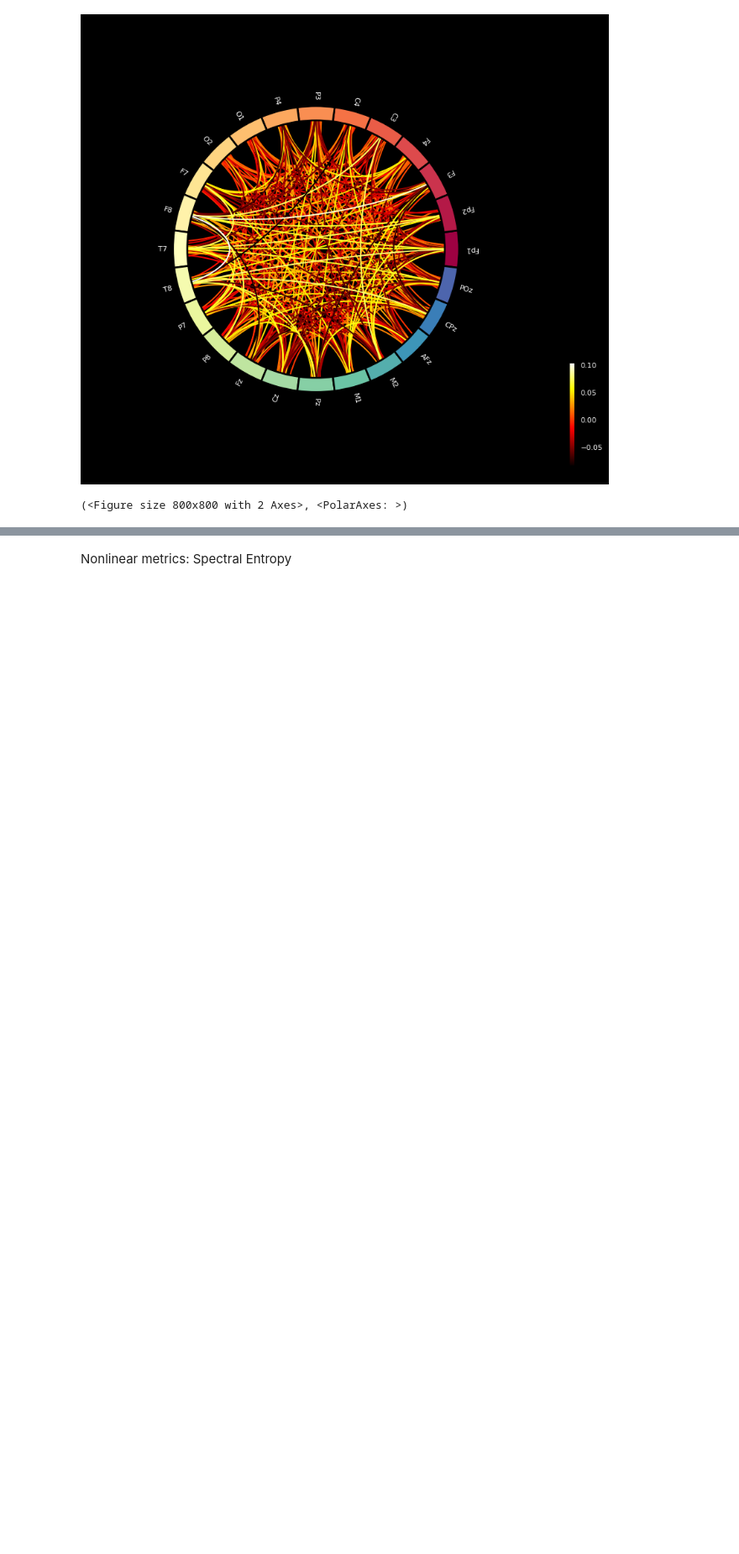
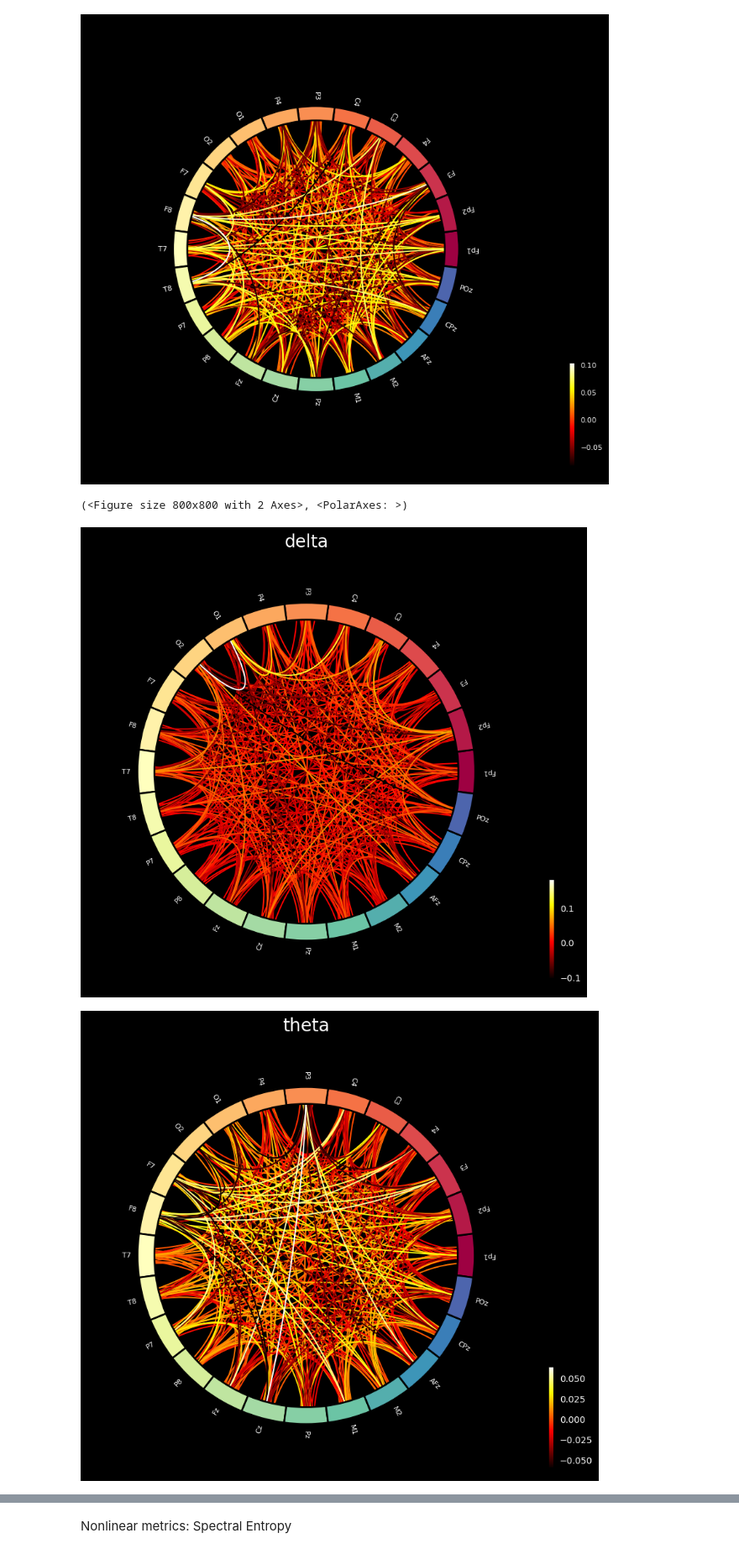
Before and after one commit to Yijun-cat/ML_DMT, a Jupyter notebook: preprocessing.ipynb, the cells around one changed output, grey strips where cells are left out. Shown at 84% size. Drawn from its saved outputs; the diff is of its cells as text; code cells hidden in the pictures; blank space fills up the shorter version.

Commit message:
Added visualization of connectivity

```diff
--- a/preprocessing.ipynb
+++ b/preprocessing.ipynb
@@ -186,4 +190,18 @@ plot_connectivity_circle( np.squeeze(s02_coh.get_data( output='dense')), eeg_dat
 # %%
 from mne_connectivity.viz import plot_connectivity_circle
 
-for
+# fig, axes = plt.subplots( 1, 6, figsize = ( 200, 100 ), facecolor = "black", subplot_kw=dict(polar=True) )
+
+for band in channel_coherence['S01']:
+    conn = np.squeeze( channel_coherence['S01'][band].get_data( output='dense' ) )
+    plot_connectivity_circle( conn,
+                             eeg_data['S01'].ch_names,
+                             n_lines = 300,
+                             title = band,
+                             fontsize_title = 20,
+                             padding = 3,
+                             fontsize_colorbar = 10,
+                             )
+# %% [output]
+[figure, added]
+[figure, added]
```
Also changed, not shown: parts of 3 cells of this notebook.
